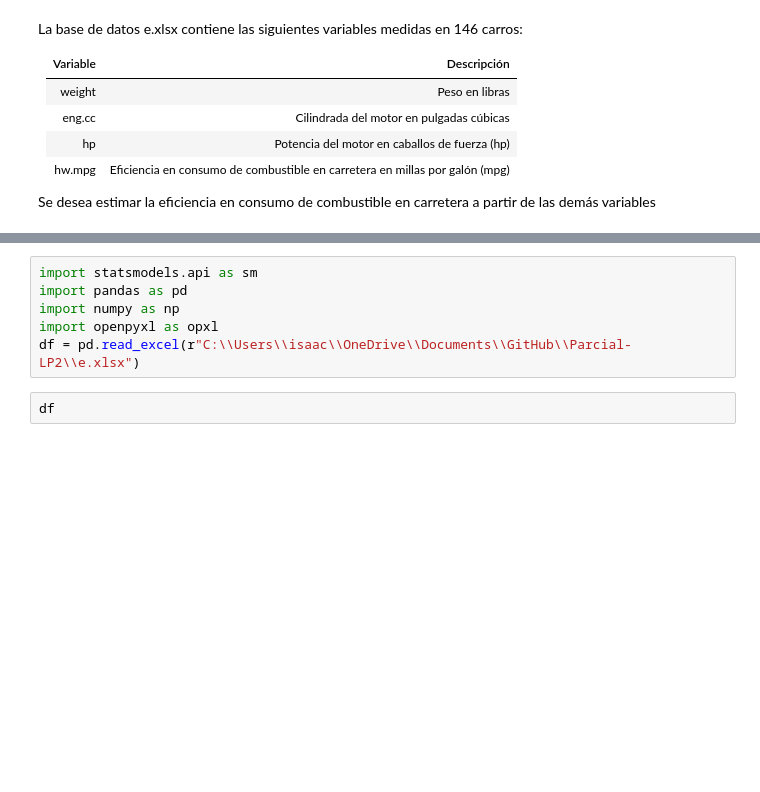
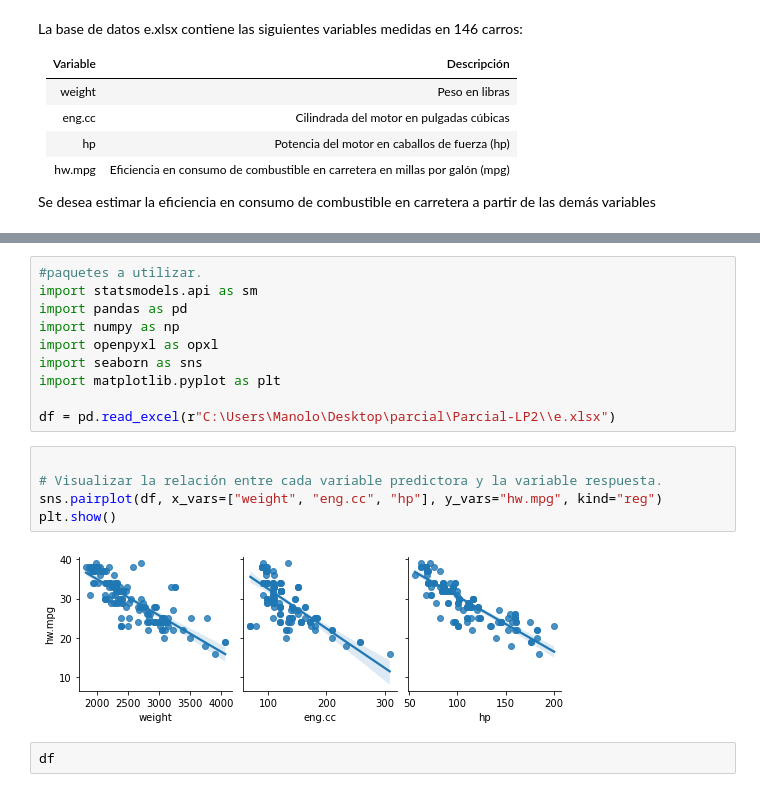
Before and after one commit to Aizaac23/Parcial-LP2, a Jupyter notebook: Parcial.ipynb, the cells around one changed output, grey strips where cells are left out. Cells and saved outputs as stored; diff of their text form; blank space fills up the shorter version.

```diff
--- a/Parcial.ipynb
+++ b/Parcial.ipynb
@@ -93,9 +101,20 @@ Se desea estimar la eficiencia en consumo de combustible en carretera a partir d
 # %%
+#paquetes a utilizar.
 import statsmodels.api as sm
 import pandas as pd
 import numpy as np
 import openpyxl as opxl
-df = pd.read_excel(r"C:\\Users\\isaac\\OneDrive\\Documents\\GitHub\\Parcial-LP2\\e.xlsx")
+import seaborn as sns
+import matplotlib.pyplot as plt
+
+df = pd.read_excel(r"C:\Users\Manolo\Desktop\parcial\Parcial-LP2\\e.xlsx")
+# %%
+
+# Visualizar la relación entre cada variable predictora y la variable respuesta.
+sns.pairplot(df, x_vars=["weight", "eng.cc", "hp"], y_vars="hw.mpg", kind="reg")
+plt.show()
+# %% [output]
+[figure, added]
 # %%
 df
 # %% [output]
```
Also changed, not shown: parts of 4 cells of this notebook.
